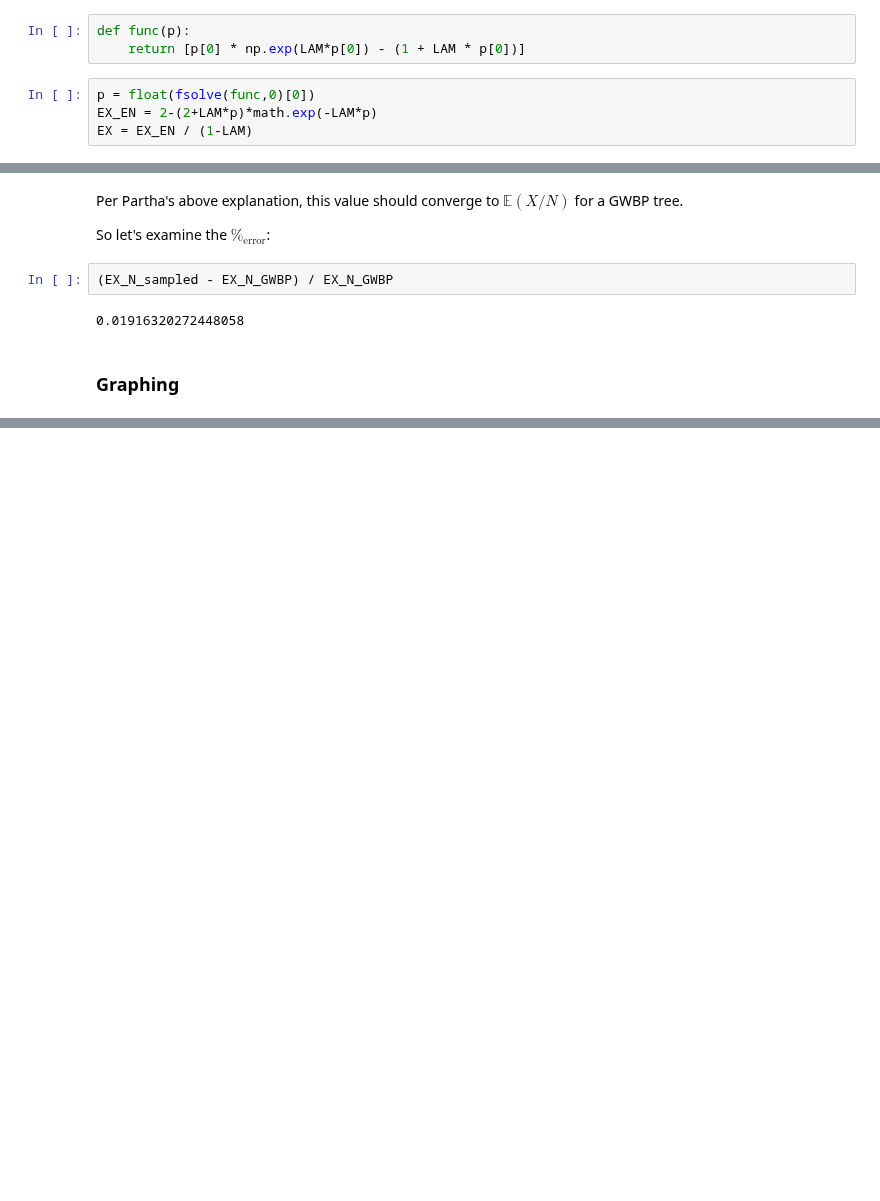
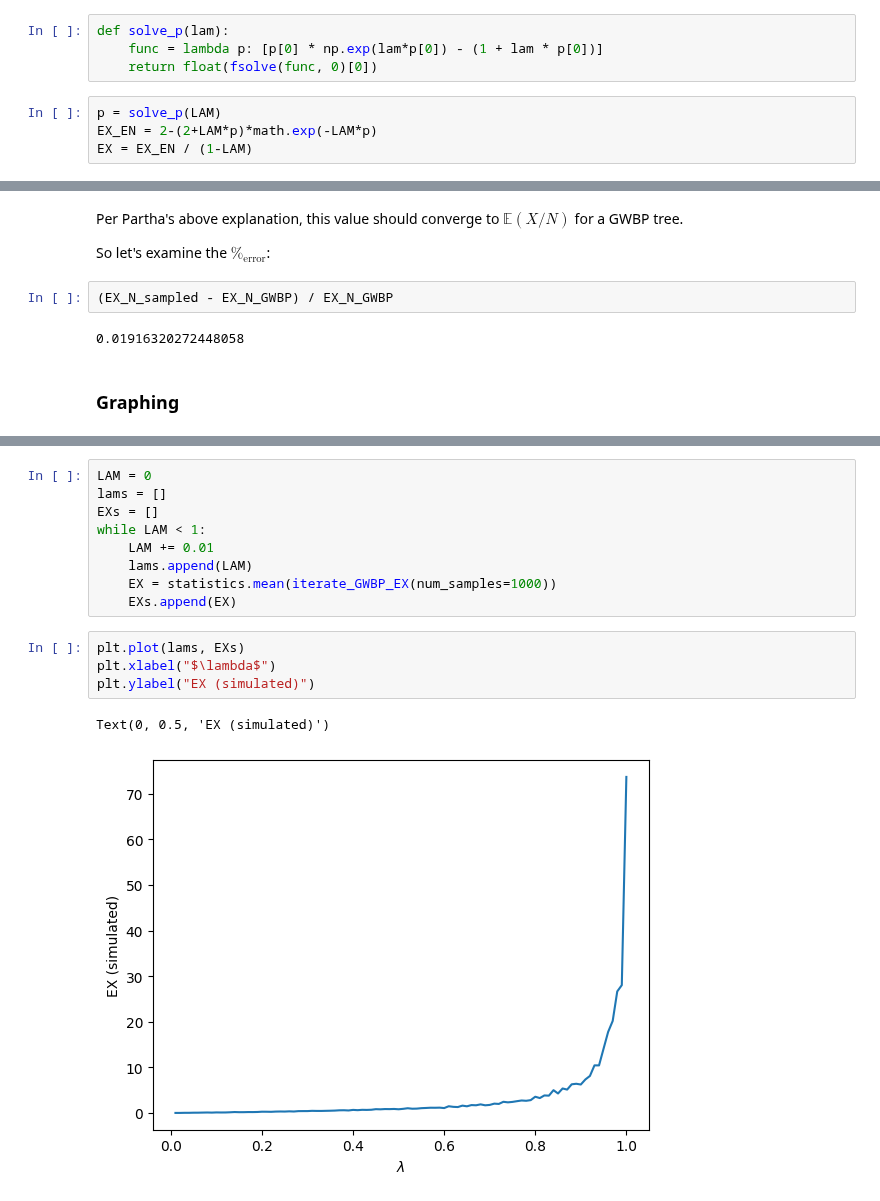
Before and after one commit to JulesGB/MeanFieldLastPassagePercolation, a Jupyter notebook: simulations.ipynb, the cells around one changed output, grey strips where cells are left out. Drawn from its saved outputs; the diff is of its cells as text; blank space fills up the shorter version.

```diff
--- a/simulations.ipynb
+++ b/simulations.ipynb
@@ -40,10 +40,11 @@ $
 # %% [markdown]
 ### Computation of $p,$ theoretical values
 # %%
-def func(p):
-    return [p[0] * np.exp(LAM*p[0]) - (1 + LAM * p[0])]
+def solve_p(lam):
+    func = lambda p: [p[0] * np.exp(lam*p[0]) - (1 + lam * p[0])]
+    return float(fsolve(func, 0)[0])
 # %%
-p = float(fsolve(func,0)[0])
+p = solve_p(LAM)
 EX_EN = 2-(2+LAM*p)*math.exp(-LAM*p)
 EX = EX_EN / (1-LAM)
 # %%
@@ -163,0 +170,16 @@ So let's examine the $\%_{\text{error}}$:
+# %%
+LAM = 0
+lams = []
+EXs = []
+while LAM < 1:
+    LAM += 0.01
+    lams.append(LAM)
+    EX = statistics.mean(iterate_GWBP_EX(num_samples=1000))
+    EXs.append(EX)
+# %%
+plt.plot(lams, EXs)
+plt.xlabel("$\lambda$")
+plt.ylabel("EX (simulated)")
+# %% [output]
+Text(0, 0.5, 'EX (simulated)')
+[figure, added]
```
Also changed, not shown: parts of 3 cells of this notebook.
